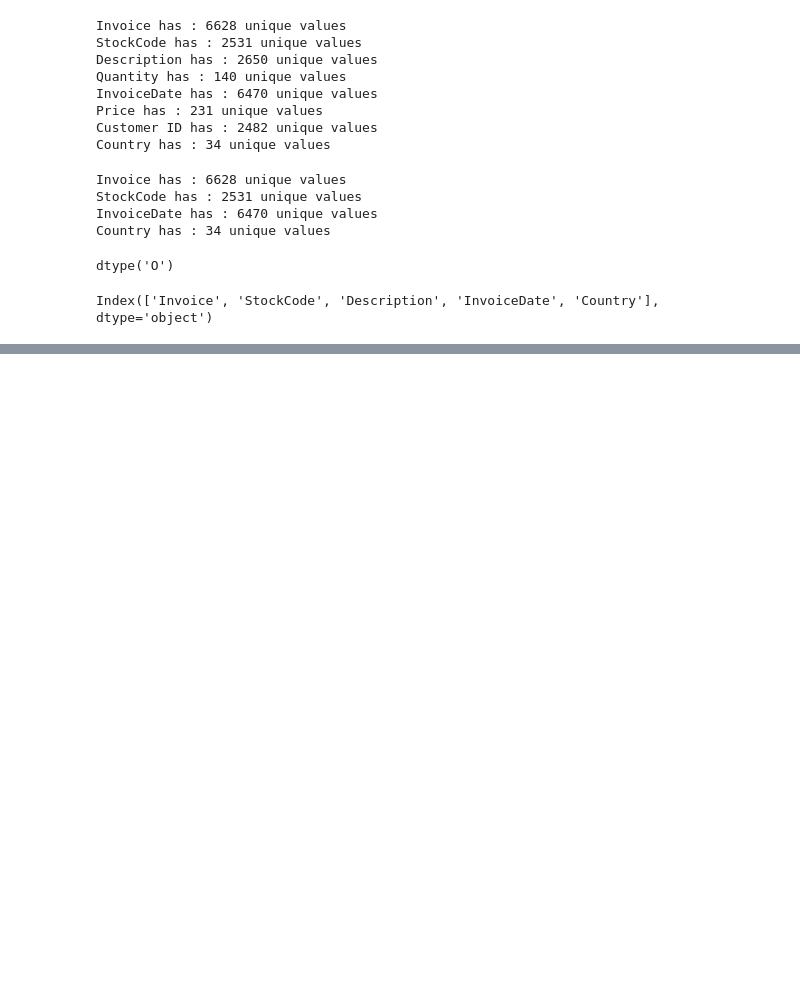
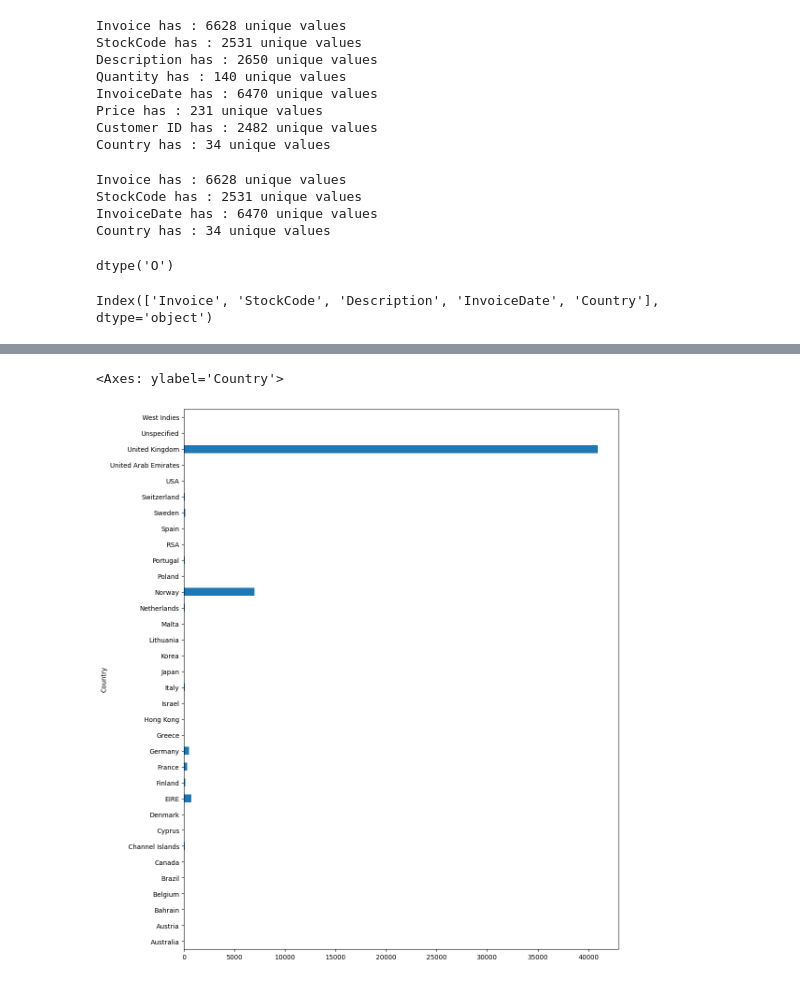
Before and after one commit to faisallshaikh/car_123, a Jupyter notebook: src/notebooks/test_2.ipynb, the cells around one changed output, grey strips where cells are left out. Drawn from its saved outputs; the diff is of its cells as text; code cells hidden in the pictures; blank space fills up the shorter version.

```diff
--- a/src/notebooks/test_2.ipynb
+++ b/src/notebooks/test_2.ipynb
@@ -212,0 +230,6 @@ Index(['Invoice', 'StockCode', 'Description', 'InvoiceDate', 'Country'], dtype='
+# %%
+plt.figure(figsize=(12,15))
+df_two_per.groupby("Country")["Price"].sum().plot(kind='barh')
+# %% [output]
+<Axes: ylabel='Country'>
+[figure, added]
```
Also changed, not shown: parts of 5 cells of this notebook, 5 other files.
